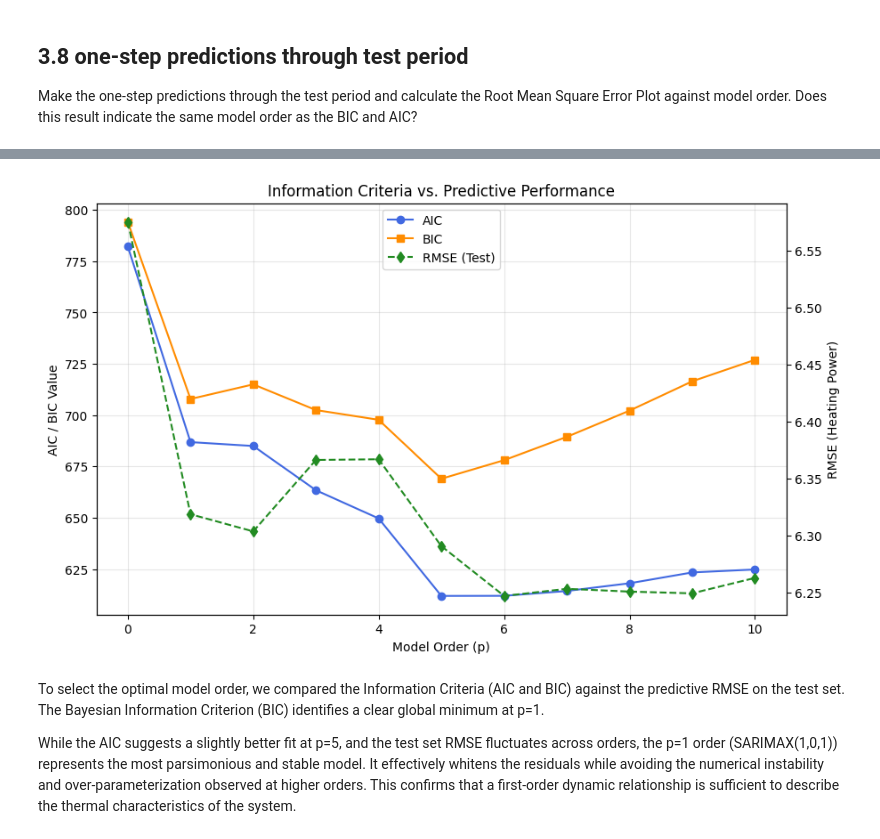
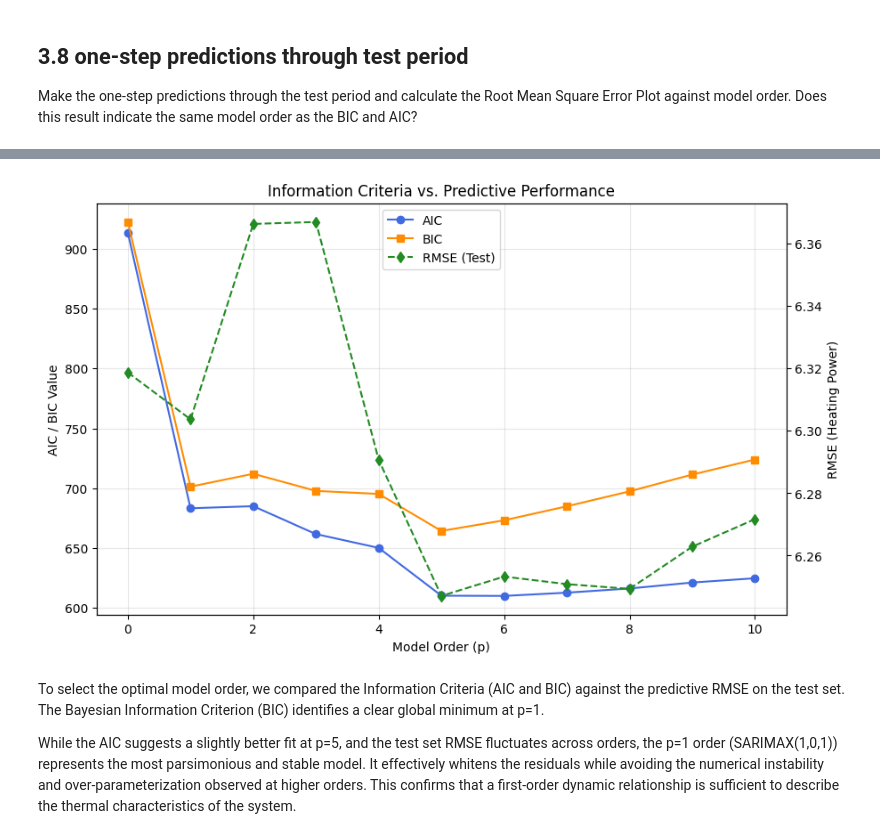
Before and after one commit to valentinatrolese02-collab/time_series_analysis, a Jupyter notebook: assignment3/ex3.ipynb, the cells around one changed output, grey strips where cells are left out. Drawn from its saved outputs; the diff is of its cells as text; code cells hidden in the pictures.

```diff
--- a/assignment3/ex3.ipynb
+++ b/assignment3/ex3.ipynb
@@ -544,7 +599,7 @@ exog_test = df_test[['Tdelta', 'Gv']]
 
 for p in orders:
     # Fit on Training Data
-    model = sm.tsa.statespace.SARIMAX(df_train['Ph'], exog=df_train[['Tdelta', 'Gv']], order=(p, 0, 0))
+    model = sm.tsa.statespace.SARIMAX(df_train['Ph'], exog=df_train[['Tdelta', 'Gv']], order=(p+1, 0, 0))
     res = model.fit(disp=False)
 
     # One-step forecasts for the test period
@@ -554,35 +609,35 @@ for p in orders:
                                   exog=exog_test)
     predictions = forecast.predicted_mean
 
     # 3. Calculate RMSE
     rmse = np.sqrt(np.mean((test_y.values - predictions.values)**2))
     rmse_values.append(rmse)
 
 # --- Plotting Comparison ---
 fig, ax1 = plt.subplots(figsize=(10, 6))
 
 # Plot AIC/BIC on the left axis
 ax1.plot(orders, aic_values, marker='o', color='royalblue', label='AIC')
 ax1.plot(orders, bic_values, marker='s', color='darkorange', label='BIC')
 ax1.set_xlabel('Model Order (p)')
 ax1.set_ylabel('AIC / BIC Value')
 ax1.grid(True, alpha=0.3)
 
 # Create a second y-axis for RMSE
 ax2 = ax1.twinx()
 ax2.plot(orders, rmse_values, marker='d', color='forestgreen', linestyle='--', label='RMSE (Test)')
 ax2.set_ylabel('RMSE (Heating Power)')
 
 # Combined Legend
 lines1, labels1 = ax1.get_legend_handles_labels()
 lines2, labels2 = ax2.get_legend_handles_labels()
 ax1.legend(lines1 + lines2, labels1 + labels2, loc='upper center')
 
 plt.title('Information Criteria vs. Predictive Performance')
-plt.savefig("plot_ex3/exercise_8.svg", format='svg', bbox_inches='tight')
+#plt.savefig("plot_ex3/exercise_8.svg", format='svg', bbox_inches='tight')
 plt.show()
 # %% [output]
-[figure, old version]
+[figure, new version]
 # %% [markdown]
 To select the optimal model order, we compared the Information Criteria (AIC and BIC) against the predictive RMSE on the test set. The Bayesian Information Criterion (BIC) identifies a clear global minimum at p=1.
 
```
Also changed, not shown: parts of 9 cells of this notebook, 10 other files.
